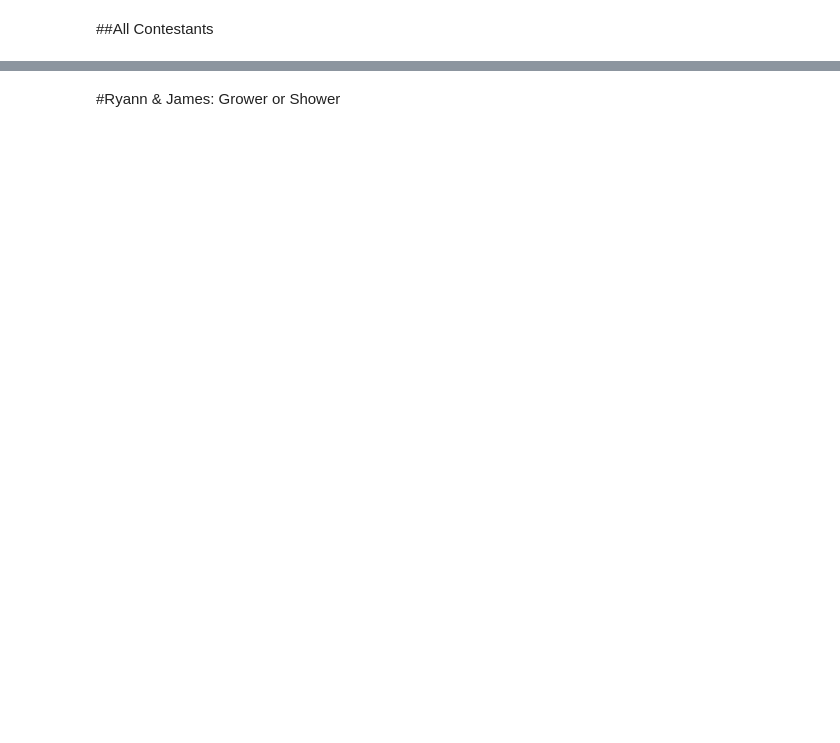
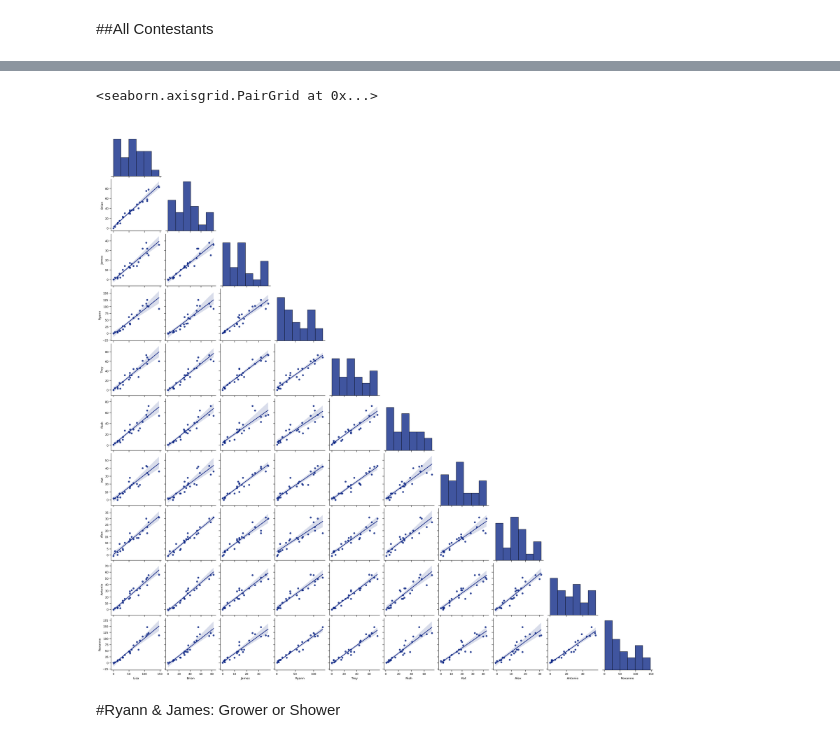
Before and after one commit to cecilylynn/data-science-projects, a Jupyter notebook: Ultimatum_MoMO_Follower_Counts.ipynb, the cells around one changed output, grey strips where cells are left out. Cells and saved outputs as stored; diff of their text form; code cells hidden in the pictures; blank space fills up the shorter version.

```diff
--- a/Ultimatum_MoMO_Follower_Counts.ipynb
+++ b/Ultimatum_MoMO_Follower_Counts.ipynb
@@ -463,3 +479,8 @@ ax = sns.lineplot(data=hourly_raw_change_df)
+# %%
+sns.pairplot(hourly_raw_change_df, corner = True, kind='reg')
+# %% [output]
+<seaborn.axisgrid.PairGrid at 0x...>
+[figure, added]
 # %% [markdown]
 #Ryann & James: Grower or Shower
 # %%
```
Also changed, not shown: parts of 39 cells of this notebook.
